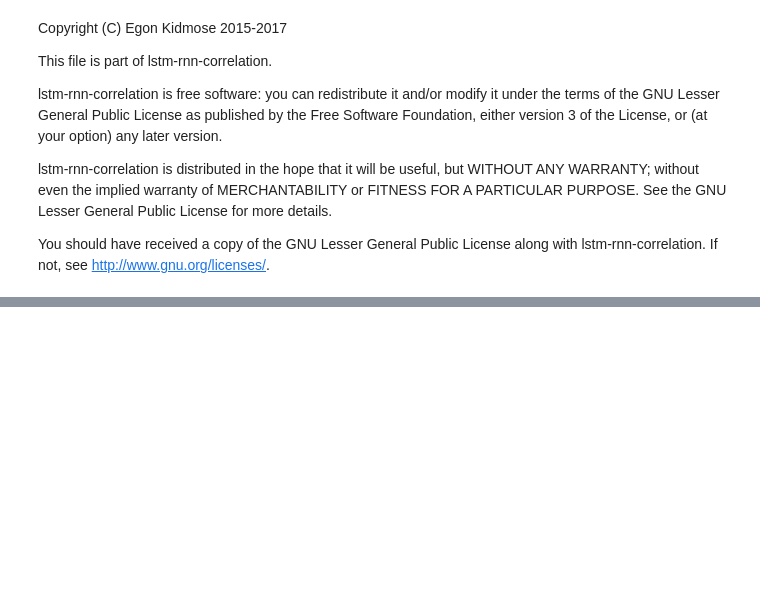
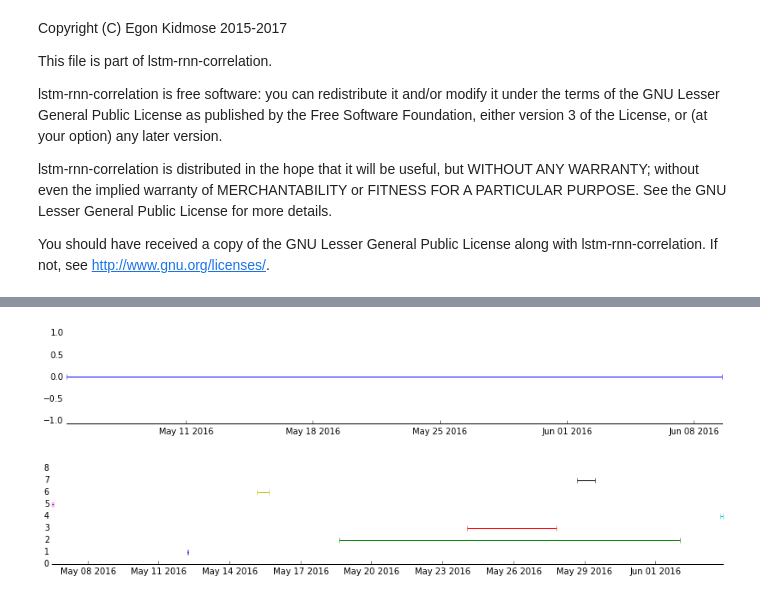
Before and after one commit to kidmose/lstm-rnn-correlation, a Jupyter notebook: alert-merging-pandas.ipynb, the cells around one changed output, grey strips where cells are left out. Drawn from its saved outputs; the diff is of its cells as text; code cells hidden in the pictures; blank space fills up the shorter version.

```diff
--- a/alert-merging-pandas.ipynb
+++ b/alert-merging-pandas.ipynb
@@ -46,6 +59,8 @@ for index, row in data.iterrows():
         data_tmp = data_tmp.append(pd.merge(data, alerts))
         print("Loaded: {}".format(row['filename']))
 data = data_tmp
+# %%
+data = data_tmp
 # %%
 difficult_ips = [
     '94.63.149.152',
@@ -149 +218,30 @@ for l in np.concatenate([
+# %%
+fig = None
+ax = None
+def time_span_plot(dataframe):
+    "Dataframe must have 'start' and 'duration' keys"
+    global fig, ax
+    fig, ax = plt.subplots()
+    for index, row in dataframe.iterrows():
+        x = row['start'] + row['dur']/2
+        y = int(index) if index is not 'benign' else 0
+        xerr = row['dur']/2
+        ax.errorbar(x, y, xerr=xerr)
+
+    ax.spines['right'].set_visible(False)
+    ax.spines['left'].set_visible(False)
+    ax.spines['top'].set_visible(False)
+
+    ax.yaxis.set_ticks_position('none')
+    ax.xaxis.set_ticks_position('bottom')
+
+    ax.set_ylim(np.array(ax.get_ylim()) + [-1, 1])
+
+    fig.set_size_inches(14, 2)
+
+time_span_plot(df_ts[(df_ts.index == 'benign')])
+time_span_plot(df_ts[(df_ts.index != 'benign')])
+# %% [output]
+[figure, added]
+[figure, added]
 # %%
```
Also changed, not shown: parts of 11 cells of this notebook.
